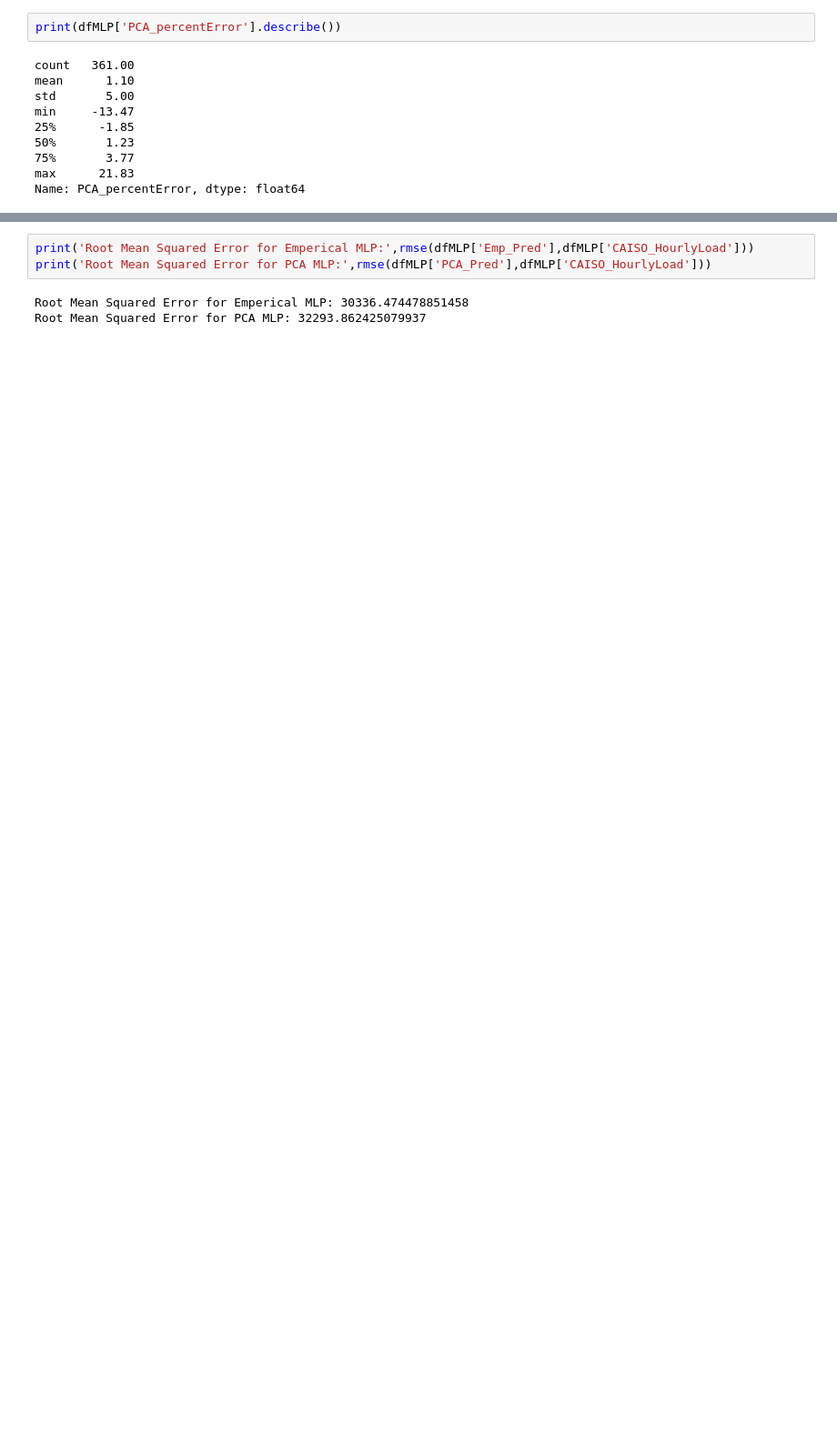
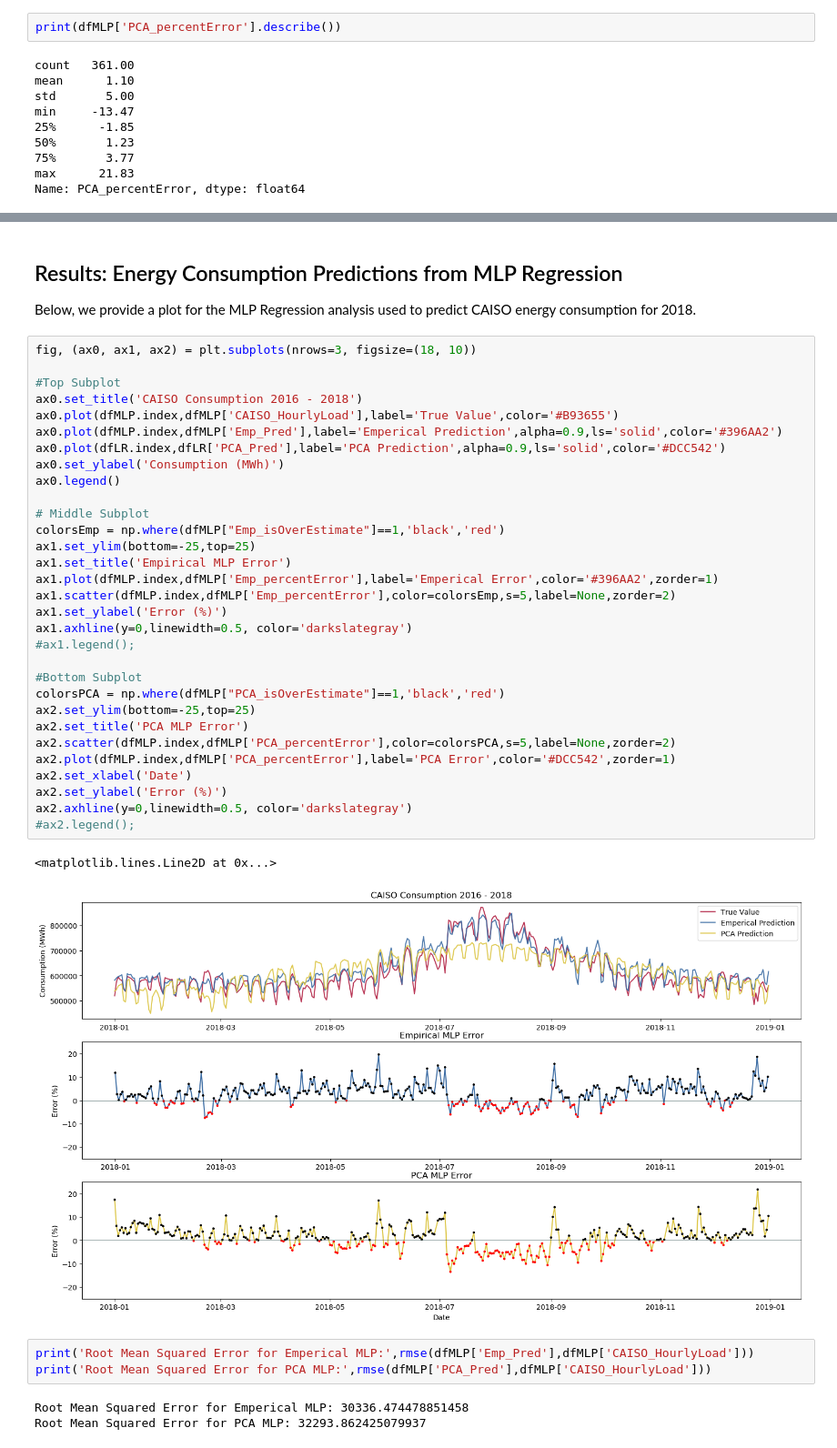
Before and after one commit to JohnWMuhs/2019-datascience-project, a Jupyter notebook: _ProjectNotebook-Master.ipynb, the cells around one changed output, grey strips where cells are left out. Shown at 91% size. Drawn from its saved outputs; the diff is of its cells as text; blank space fills up the shorter version.

```diff
--- a/_ProjectNotebook-Master.ipynb
+++ b/_ProjectNotebook-Master.ipynb
@@ -842,3 +850,41 @@ Name: PCA_percentError, dtype: float64
+# %% [markdown]
+## Results: Energy Consumption Predictions from MLP Regression
+
+Below, we provide a plot for the MLP Regression analysis used to predict CAISO energy consumption for 2018.
+# %%
+fig, (ax0, ax1, ax2) = plt.subplots(nrows=3, figsize=(18, 10))
+
+#Top Subplot
+ax0.set_title('CAISO Consumption 2016 - 2018')
+ax0.plot(dfMLP.index,dfMLP['CAISO_HourlyLoad'],label='True Value',color='#B93655')
+ax0.plot(dfMLP.index,dfMLP['Emp_Pred'],label='Emperical Prediction',alpha=0.9,ls='solid',color='#396AA2')
+ax0.plot(dfLR.index,dfLR['PCA_Pred'],label='PCA Prediction',alpha=0.9,ls='solid',color='#DCC542')
+ax0.set_ylabel('Consumption (MWh)')
+ax0.legend()
+
+# Middle Subplot
+colorsEmp = np.where(dfMLP["Emp_isOverEstimate"]==1,'black','red')
+ax1.set_ylim(bottom=-25,top=25)
+ax1.set_title('Empirical MLP Error')
+ax1.plot(dfMLP.index,dfMLP['Emp_percentError'],label='Emperical Error',color='#396AA2',zorder=1)
+ax1.scatter(dfMLP.index,dfMLP['Emp_percentError'],color=colorsEmp,s=5,label=None,zorder=2)
+ax1.set_ylabel('Error (%)')
+ax1.axhline(y=0,linewidth=0.5, color='darkslategray')
+#ax1.legend();
+
+#Bottom Subplot
+colorsPCA = np.where(dfMLP["PCA_isOverEstimate"]==1,'black','red')
+ax2.set_ylim(bottom=-25,top=25)
+ax2.set_title('PCA MLP Error')
+ax2.scatter(dfMLP.index,dfMLP['PCA_percentError'],color=colorsPCA,s=5,label=None,zorder=2)
+ax2.plot(dfMLP.index,dfMLP['PCA_percentError'],label='PCA Error',color='#DCC542',zorder=1)
+ax2.set_xlabel('Date')
+ax2.set_ylabel('Error (%)')
+ax2.axhline(y=0,linewidth=0.5, color='darkslategray')
+#ax2.legend();
+# %% [output]
+<matplotlib.lines.Line2D at 0x...>
+[figure, added]
 # %%
 print('Root Mean Squared Error for Emperical MLP:',rmse(dfMLP['Emp_Pred'],dfMLP['CAISO_HourlyLoad']))
 print('Root Mean Squared Error for PCA MLP:',rmse(dfMLP['PCA_Pred'],dfMLP['CAISO_HourlyLoad']))
```
Also changed, not shown: parts of 21 cells of this notebook, 2 other files.
